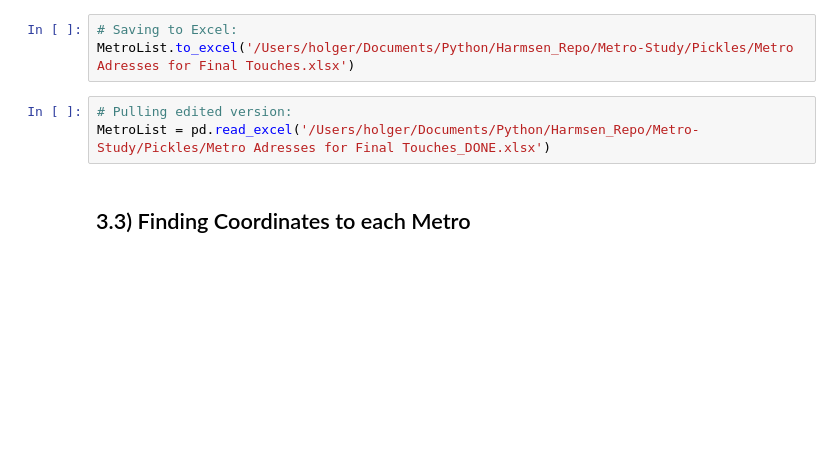
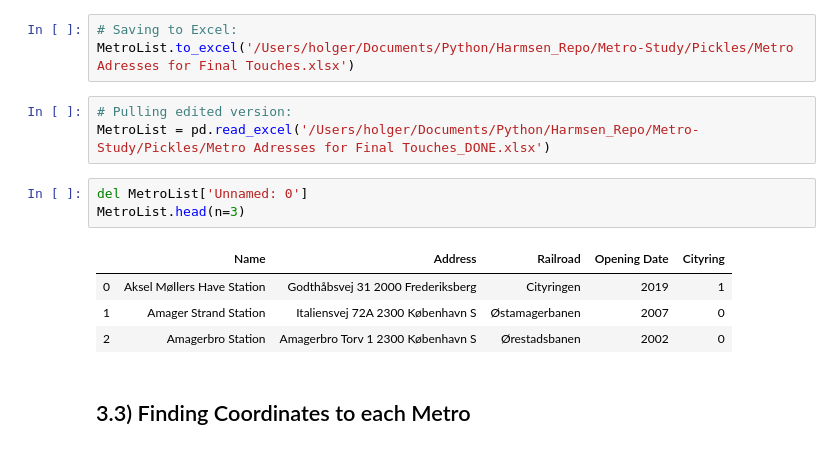
Before and after one commit to Holger-Harmsen/Harmsen_Repo, a Jupyter notebook: Metro-Study/Code/1) Data: Scraping and Cleaning.ipynb, the cells around one changed output. Saved outputs shown, nothing was run; the diff lists cells and outputs as text; blank space fills up the shorter version.

```diff
--- a/Metro-Study/Code/1) Data: Scraping and Cleaning.ipynb
+++ b/Metro-Study/Code/1) Data: Scraping and Cleaning.ipynb
@@ -337,6 +559,14 @@ MetroList.to_excel('/Users/holger/Documents/Python/Harmsen_Repo/Metro-Study/Pick
 # %%
 # Pulling edited version:
 MetroList = pd.read_excel('/Users/holger/Documents/Python/Harmsen_Repo/Metro-Study/Pickles/Metro Adresses for Final Touches_DONE.xlsx')
+# %%
+del MetroList['Unnamed: 0']
+MetroList.head(n=3)
+# %% [output]
+|  | Name | Address | Railroad | Opening Date | Cityring |
+| 0 | Aksel Møllers Have Station | Godthåbsvej 31 2000 Frederiksberg | Cityringen | 2019 | 1 |
+| 1 | Amager Strand Station | Italiensvej 72A 2300 København S | Østamagerbanen | 2007 | 0 |
+| 2 | Amagerbro Station | Amagerbro Torv 1 2300 København S | Ørestadsbanen | 2002 | 0 |
 # %% [markdown]
 ## 3.3) Finding Coordinates to each Metro
 # %%
```
Also changed, not shown: parts of 24 cells of this notebook, 15 other files.
